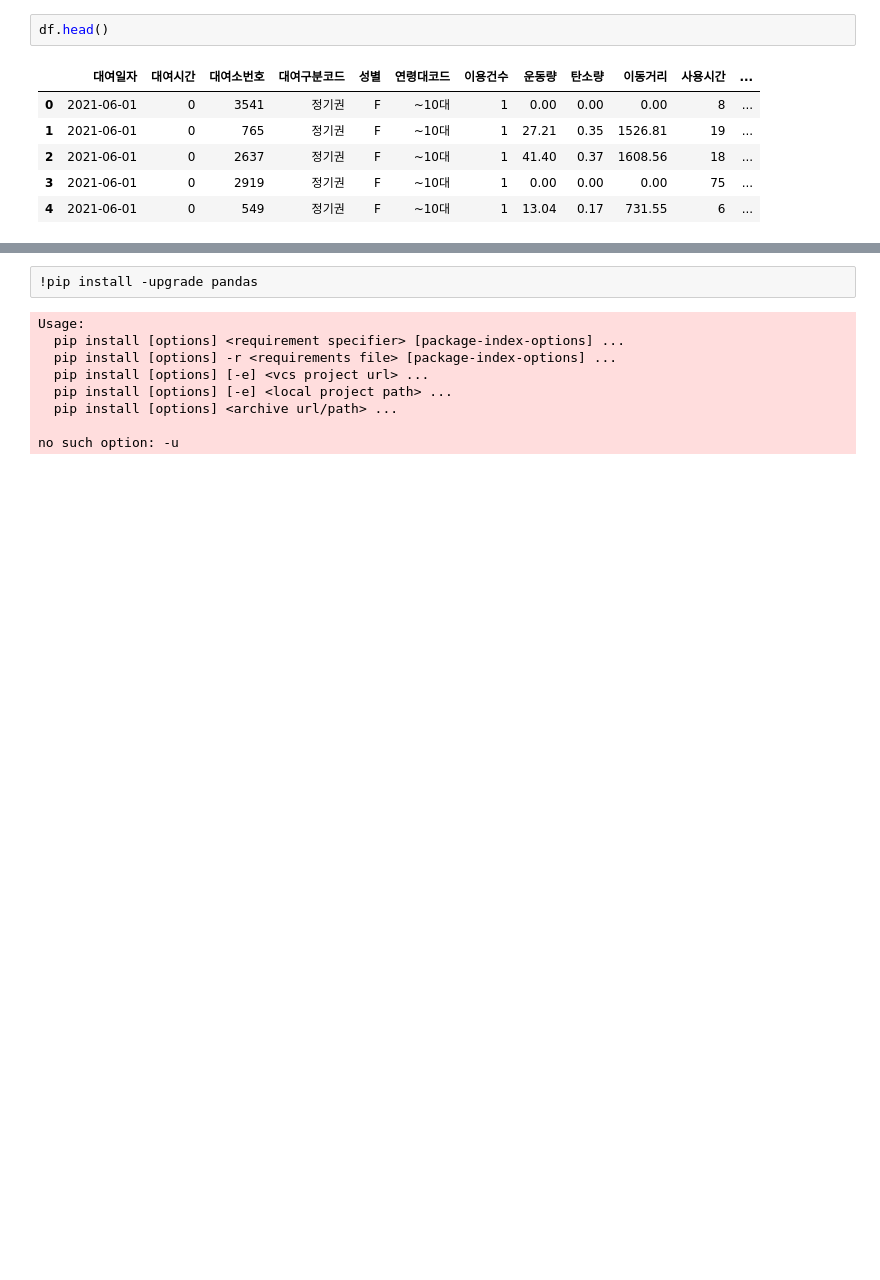
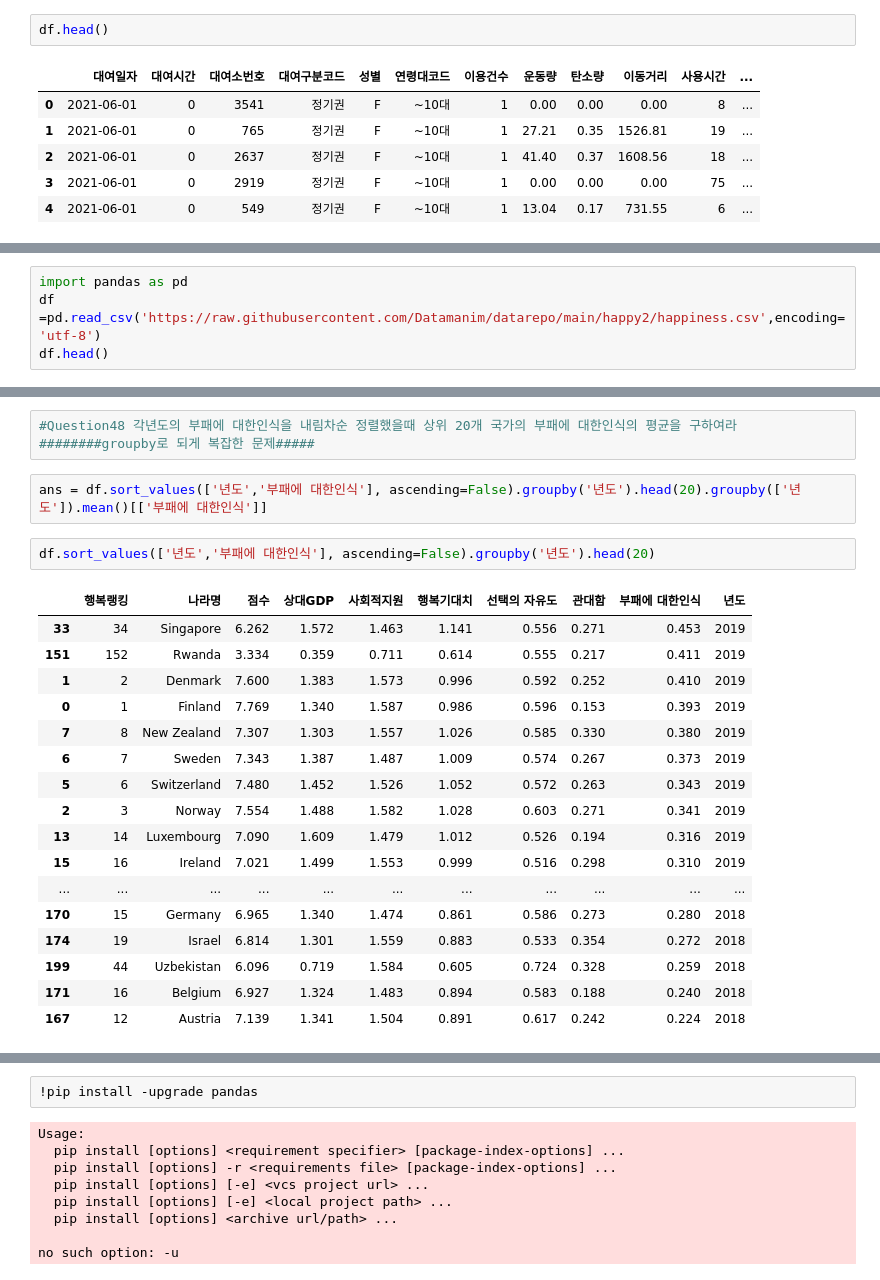
Before and after one commit to hyunji2776/bigdata, a Jupyter notebook: DataManim_Type1_Excercise.ipynb, the cells around one changed output, grey strips where cells are left out. Drawn from its saved outputs; the diff is of its cells as text; blank space fills up the shorter version.

```diff
--- a/DataManim_Type1_Excercise.ipynb
+++ b/DataManim_Type1_Excercise.ipynb
@@ -904,0 +1184,4 @@ df.head()
+# %%
+import pandas as pd
+df =pd.read_csv('https://raw.githubusercontent.com/Datamanim/datarepo/main/happy2/happiness.csv',encoding='utf-8')
+df.head()
@@ -904,0 +1365,25 @@ df.head()
+# %%
+#Question48 각년도의 부패에 대한인식을 내림차순 정렬했을때 상위 20개 국가의 부패에 대한인식의 평균을 구하여라
+########groupby로 되게 복잡한 문제#####
+# %%
+ans = df.sort_values(['년도','부패에 대한인식'], ascending=False).groupby('년도').head(20).groupby(['년도']).mean()[['부패에 대한인식']]
+# %%
+df.sort_values(['년도','부패에 대한인식'], ascending=False).groupby('년도').head(20)
+# %% [output]
+|  | 행복랭킹 | 나라명 | 점수 | 상대GDP | 사회적지원 | 행복기대치 | 선택의 자유도 | 관대함 | 부패에 대한인식 | 년도 |
+| 33 | 34 | Singapore | 6.262 | 1.572 | 1.463 | 1.141 | 0.556 | 0.271 | 0.453 | 2019 |
+| 151 | 152 | Rwanda | 3.334 | 0.359 | 0.711 | 0.614 | 0.555 | 0.217 | 0.411 | 2019 |
+| 1 | 2 | Denmark | 7.600 | 1.383 | 1.573 | 0.996 | 0.592 | 0.252 | 0.410 | 2019 |
+| 0 | 1 | Finland | 7.769 | 1.340 | 1.587 | 0.986 | 0.596 | 0.153 | 0.393 | 2019 |
+| 7 | 8 | New Zealand | 7.307 | 1.303 | 1.557 | 1.026 | 0.585 | 0.330 | 0.380 | 2019 |
+| 6 | 7 | Sweden | 7.343 | 1.387 | 1.487 | 1.009 | 0.574 | 0.267 | 0.373 | 2019 |
+| 5 | 6 | Switzerland | 7.480 | 1.452 | 1.526 | 1.052 | 0.572 | 0.263 | 0.343 | 2019 |
+| 2 | 3 | Norway | 7.554 | 1.488 | 1.582 | 1.028 | 0.603 | 0.271 | 0.341 | 2019 |
+| 13 | 14 | Luxembourg | 7.090 | 1.609 | 1.479 | 1.012 | 0.526 | 0.194 | 0.316 | 2019 |
+| 15 | 16 | Ireland | 7.021 | 1.499 | 1.553 | 0.999 | 0.516 | 0.298 | 0.310 | 2019 |
+| ... | ... | ... | ... | ... | ... | ... | ... | ... | ... | ... |
+| 170 | 15 | Germany | 6.965 | 1.340 | 1.474 | 0.861 | 0.586 | 0.273 | 0.280 | 2018 |
+| 174 | 19 | Israel | 6.814 | 1.301 | 1.559 | 0.883 | 0.533 | 0.354 | 0.272 | 2018 |
+| 199 | 44 | Uzbekistan | 6.096 | 0.719 | 1.584 | 0.605 | 0.724 | 0.328 | 0.259 | 2018 |
+| 171 | 16 | Belgium | 6.927 | 1.324 | 1.483 | 0.894 | 0.583 | 0.188 | 0.240 | 2018 |
+| 167 | 12 | Austria | 7.139 | 1.341 | 1.504 | 0.891 | 0.617 | 0.242 | 0.224 | 2018 |
```
Also changed, not shown: parts of 73 cells of this notebook.
